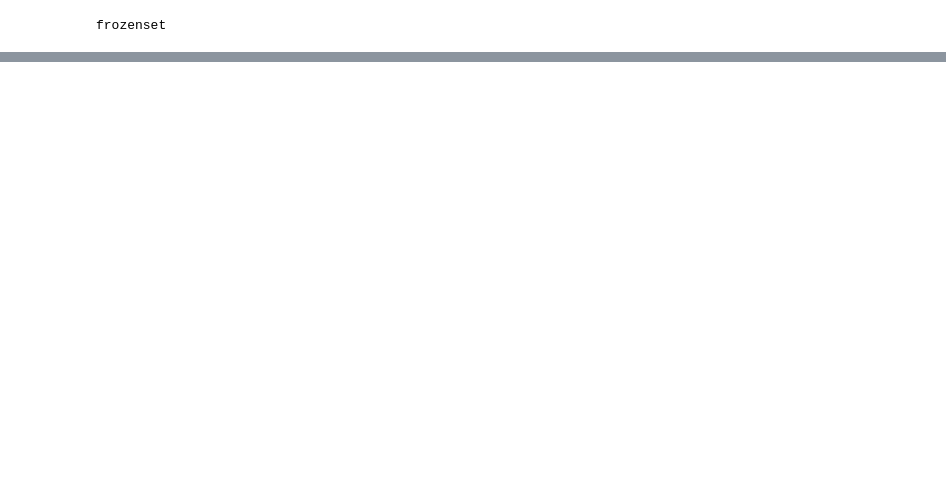
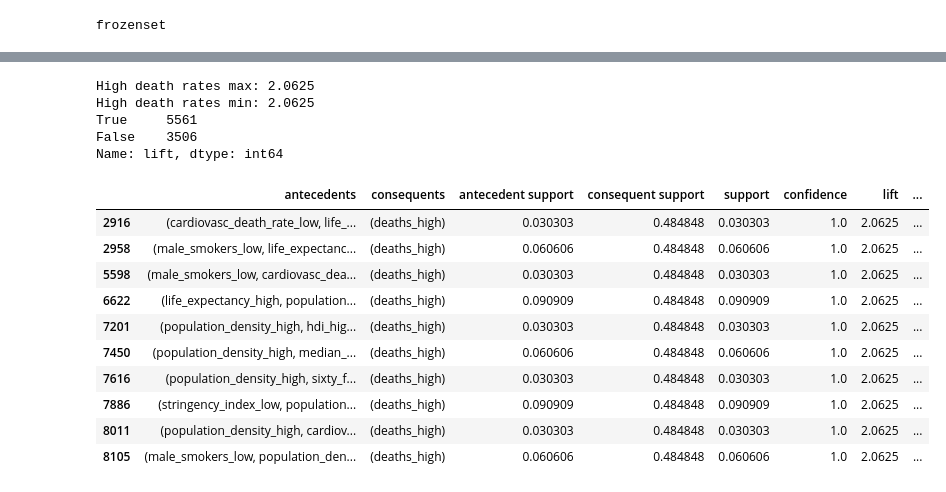
Before and after one commit to schagan2/Project_Group_5-Covid-19, a Jupyter notebook: Deliverable_3.ipynb, the cells around one changed output, grey strips where cells are left out. Drawn from its saved outputs; the diff is of its cells as text; code cells hidden in the pictures; blank space fills up the shorter version.

```diff
--- a/Deliverable_3.ipynb
+++ b/Deliverable_3.ipynb
@@ -1043,6 +1048,11 @@ True
 # %%
 # only_death_rules = rules["consequents"] == frozenset({'deaths_high'})
 # only_death_rules = rules["consequents"] == frozenset({'deaths_low'})
-ony_death_rules = rules.loc[rules["lift"] == 4]
-print(only_death_rules)
+
+# odr = rules["lift"][0] == 1.2890625
+# print(odr)
+only_death_rules_high = rules.loc[rules['consequents'] == frozenset({'deaths_high'}) ]
+
+
+only_death_rules_low =rules.loc[rules['consequents'] == frozenset({'deaths_low'})]
 # %% [output]
@@ -1051,0 +1100,25 @@ Index: []
+# %%
+max_death = only_death_rules_high["lift"].max()
+print("High death rates max: " + str(max_death))
+print("High death rates min: " + str(max_death))
+
+a = (only_death_rules_high["lift"] == max_death).value_counts()
+print(a)
+only_death_rules_high.nlargest(10, "lift")
+# %% [output]
+High death rates max: 2.0625
+High death rates min: 2.0625
+True     5561
+False    3506
+Name: lift, dtype: int64
+|  | antecedents | consequents | antecedent support | consequent support | support | confidence | lift | ... |
+| 2916 | (cardiovasc_death_rate_low, life_... | (deaths_high) | 0.030303 | 0.484848 | 0.030303 | 1.0 | 2.0625 | ... |
+| 2958 | (male_smokers_low, life_expectanc... | (deaths_high) | 0.060606 | 0.484848 | 0.060606 | 1.0 | 2.0625 | ... |
+| 5598 | (male_smokers_low, cardiovasc_dea... | (deaths_high) | 0.030303 | 0.484848 | 0.030303 | 1.0 | 2.0625 | ... |
+| 6622 | (life_expectancy_high, population... | (deaths_high) | 0.090909 | 0.484848 | 0.090909 | 1.0 | 2.0625 | ... |
+| 7201 | (population_density_high, hdi_hig... | (deaths_high) | 0.030303 | 0.484848 | 0.030303 | 1.0 | 2.0625 | ... |
+| 7450 | (population_density_high, median_... | (deaths_high) | 0.060606 | 0.484848 | 0.060606 | 1.0 | 2.0625 | ... |
+| 7616 | (population_density_high, sixty_f... | (deaths_high) | 0.030303 | 0.484848 | 0.030303 | 1.0 | 2.0625 | ... |
+| 7886 | (stringency_index_low, population... | (deaths_high) | 0.090909 | 0.484848 | 0.090909 | 1.0 | 2.0625 | ... |
+| 8011 | (population_density_high, cardiov... | (deaths_high) | 0.030303 | 0.484848 | 0.030303 | 1.0 | 2.0625 | ... |
+| 8105 | (male_smokers_low, population_den... | (deaths_high) | 0.060606 | 0.484848 | 0.060606 | 1.0 | 2.0625 | ... |
```
Also changed, not shown: parts of 10 cells of this notebook, 1 other file.
